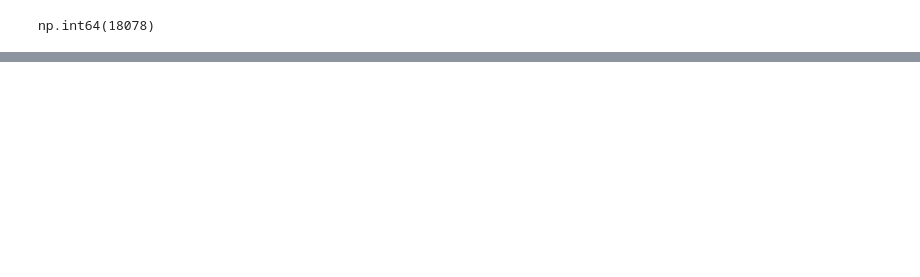
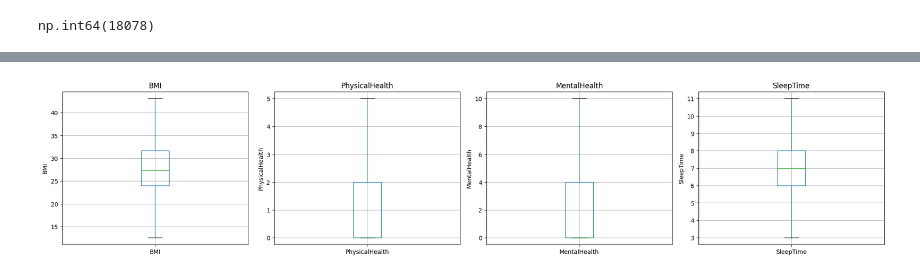
Before and after one commit to shaanitdas/Heart_Disease_Indicator, a Jupyter notebook: Random_Forest.ipynb, the cells around one changed output, grey strips where cells are left out. Cells and saved outputs as stored; diff of their text form; code cells hidden in the pictures; blank space fills up the shorter version.

```diff
--- a/Random_Forest.ipynb
+++ b/Random_Forest.ipynb
@@ -78,0 +101,29 @@ dtype: int64
+# %%
+#Removing Outliers
+def remove_outlier(col):
+  sorted(col)
+  Q1,Q3=col.quantile([0.25,0.75])
+  IQR=Q3-Q1
+  lower_range=Q1-(1.5*IQR)
+  upper_range=Q3+(1.5*IQR)
+  return lower_range,upper_range
+
+for i in num_cols:
+    lower,upper=remove_outlier(df[i])
+    df[i]=np.where(df[i]<lower,lower,df[i])
+    df[i]=np.where(df[i]>upper,upper,df[i])
+# %%
+#Checking For Outliers After Treatment
+plt.figure(figsize=(25, 20))
+num_cols = df.select_dtypes(include=np.number).columns
+
+for i, column in enumerate(num_cols):
+    plt.subplot(5, 5, i + 1)
+    df.boxplot(column=column)
+    plt.title(column)
+    plt.ylabel(column)
+
+plt.tight_layout()
+plt.show()
+# %% [output]
+[figure, added]
```
Also changed, not shown: parts of 31 cells of this notebook.
